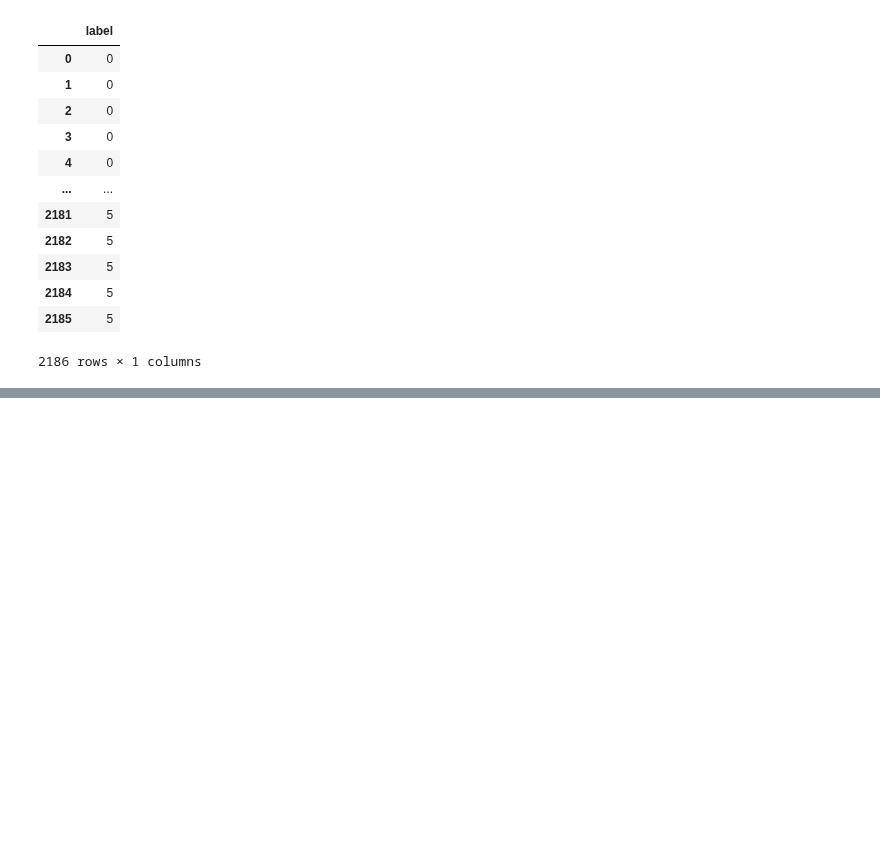
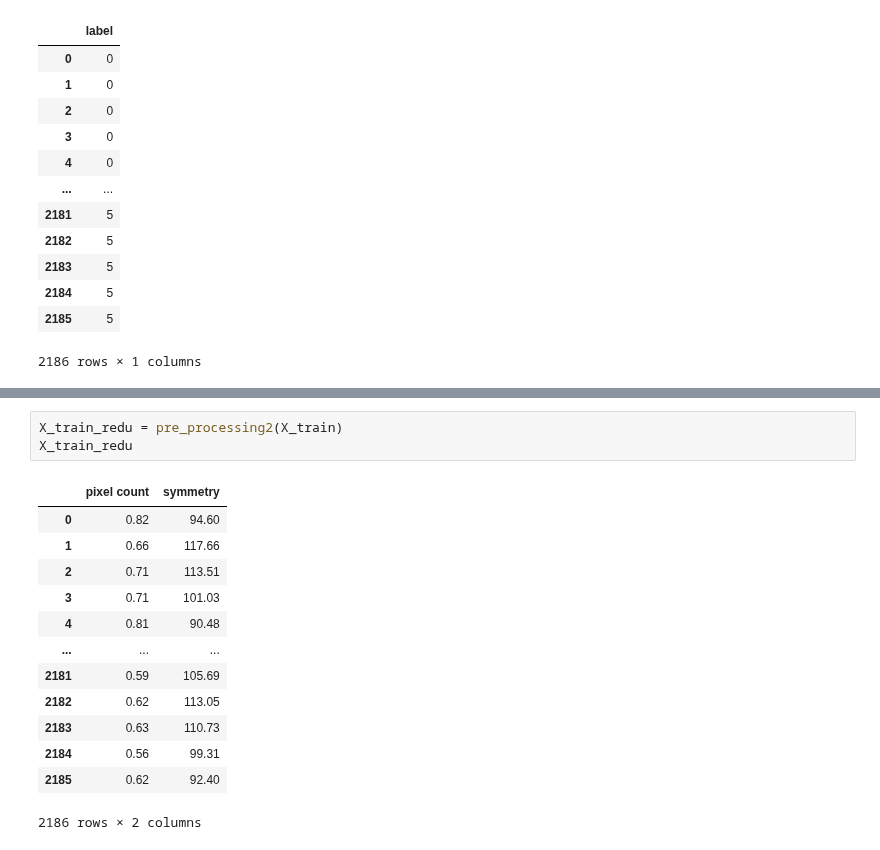
Before and after one commit to limafernando/ppgi-am, a Jupyter notebook: digits/main.ipynb, the cells around one changed output, grey strips where cells are left out. Cells and saved outputs as stored; diff of their text form; blank space fills up the shorter version.

Commit message:
Implements a data_prep option with pixel_count feat

```diff
--- a/digits/main.ipynb
+++ b/digits/main.ipynb
@@ -153,2 +148,19 @@ show_dataset(X_train_redu, Y_train)
 # %% [output]
 [figure]
+# %%
+X_train_redu = pre_processing2(X_train)
+X_train_redu
+# %% [output]
+|  | pixel count | symmetry |
+| 0 | 0.82 | 94.60 |
+| 1 | 0.66 | 117.66 |
+| 2 | 0.71 | 113.51 |
+| 3 | 0.71 | 101.03 |
+| 4 | 0.81 | 90.48 |
+| ... | ... | ... |
+| 2181 | 0.59 | 105.69 |
+| 2182 | 0.62 | 113.05 |
+| 2183 | 0.63 | 110.73 |
+| 2184 | 0.56 | 99.31 |
+| 2185 | 0.62 | 92.40 |
+2186 rows × 2 columns
```
Also changed, not shown: parts of 6 cells of this notebook, 2 other files.
